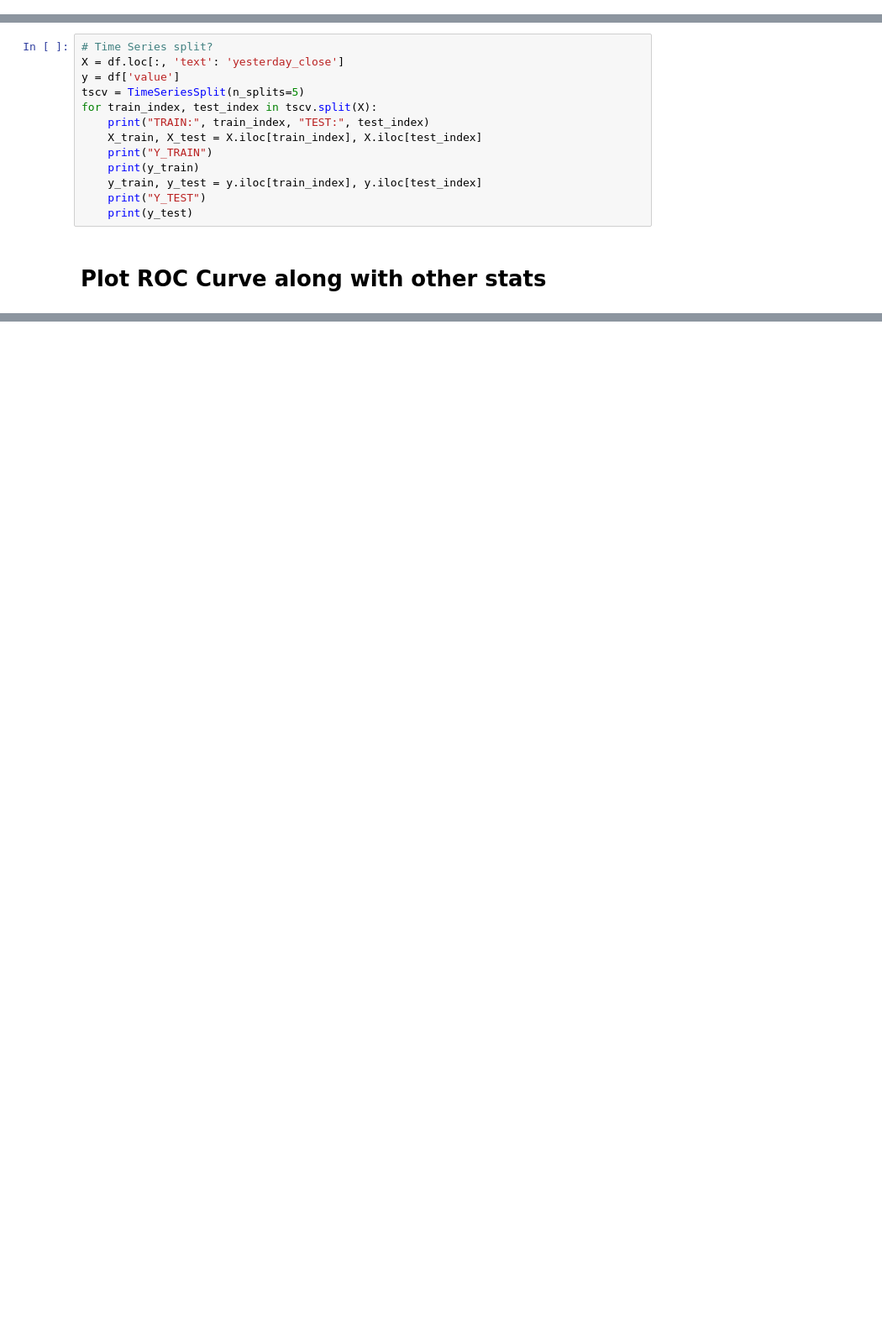
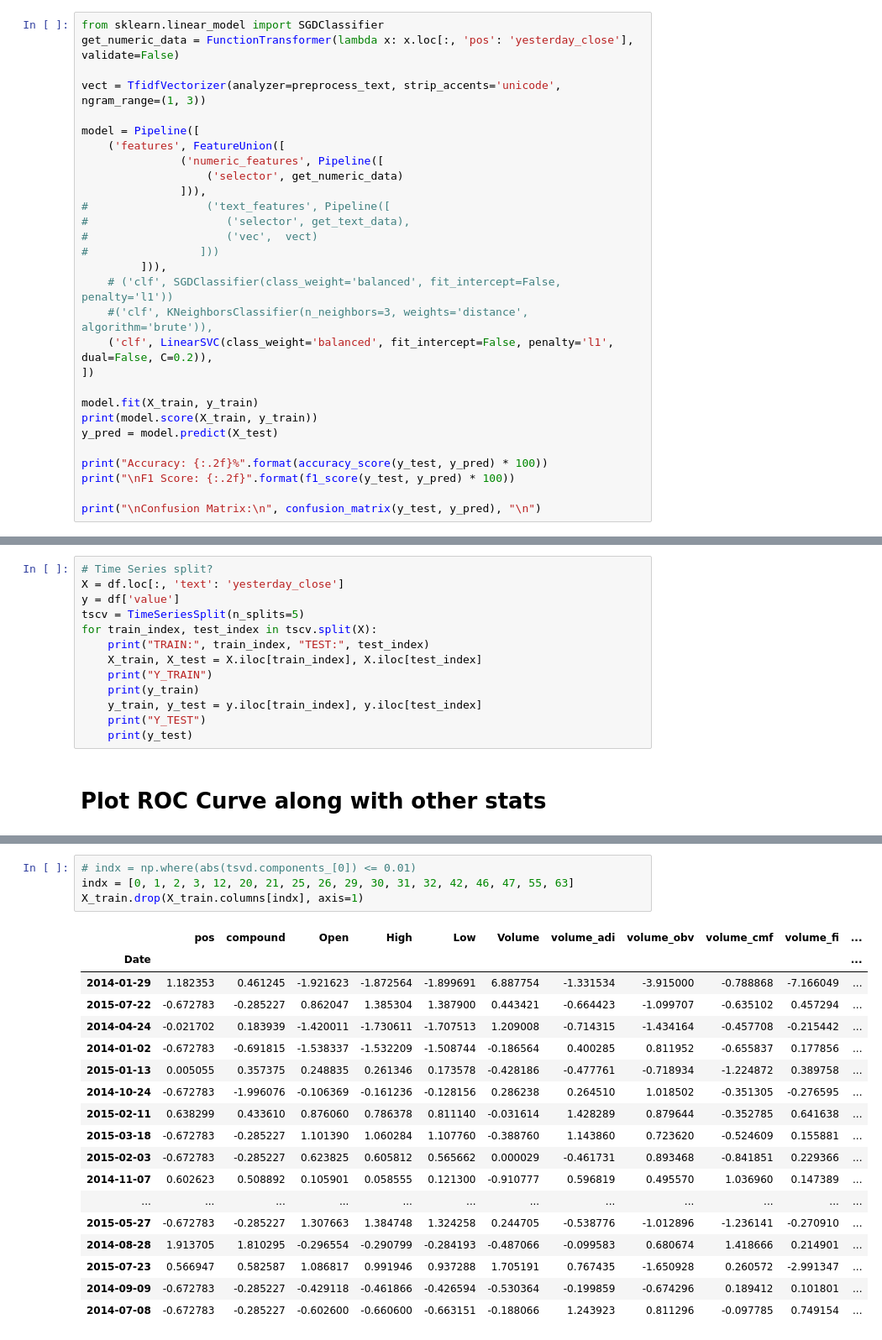
Before and after one commit to tariqrahmani08/CPSC571project, a Jupyter notebook: test-Copy1.ipynb, the cells around one changed output, grey strips where cells are left out. Shown at 84% size. Cells and saved outputs as stored; diff of their text form; blank space fills up the shorter version.

```diff
--- a/test-Copy1.ipynb
+++ b/test-Copy1.ipynb
@@ -166,0 +195,29 @@ X_train
+# %%
+from sklearn.linear_model import SGDClassifier
+get_numeric_data = FunctionTransformer(lambda x: x.loc[:, 'pos': 'yesterday_close'], validate=False)
+
+vect = TfidfVectorizer(analyzer=preprocess_text, strip_accents='unicode', ngram_range=(1, 3))
+
+model = Pipeline([
+    ('features', FeatureUnion([
+               ('numeric_features', Pipeline([
+                   ('selector', get_numeric_data)
+               ])),
+#                  ('text_features', Pipeline([
+#                     ('selector', get_text_data),
+#                     ('vec',  vect)
+#                 ]))
+         ])),
+    # ('clf', SGDClassifier(class_weight='balanced', fit_intercept=False, penalty='l1'))
+    #('clf', KNeighborsClassifier(n_neighbors=3, weights='distance', algorithm='brute')),
+    ('clf', LinearSVC(class_weight='balanced', fit_intercept=False, penalty='l1', dual=False, C=0.2)),
+])
+
+model.fit(X_train, y_train)
+print(model.score(X_train, y_train))
+y_pred = model.predict(X_test)
+
+print("Accuracy: {:.2f}%".format(accuracy_score(y_test, y_pred) * 100))
+print("\nF1 Score: {:.2f}".format(f1_score(y_test, y_pred) * 100))
+
+print("\nConfusion Matrix:\n", confusion_matrix(y_test, y_pred), "\n")
@@ -291,0 +355,23 @@ finalDf = pd.concat([principalDf, df[['value']]], axis = 1)
+# %%
+# indx = np.where(abs(tsvd.components_[0]) <= 0.01)
+indx = [0, 1, 2, 3, 12, 20, 21, 25, 26, 29, 30, 31, 32, 42, 46, 47, 55, 63]
+X_train.drop(X_train.columns[indx], axis=1)
+# %% [output]
+|  | pos | compound | Open | High | Low | Volume | volume_adi | volume_obv | volume_cmf | volume_fi | ... |
+| Date |  |  |  |  |  |  |  |  |  |  | ... |
+| 2014-01-29 | 1.182353 | 0.461245 | -1.921623 | -1.872564 | -1.899691 | 6.887754 | -1.331534 | -3.915000 | -0.788868 | -7.166049 | ... |
+| 2015-07-22 | -0.672783 | -0.285227 | 0.862047 | 1.385304 | 1.387900 | 0.443421 | -0.664423 | -1.099707 | -0.635102 | 0.457294 | ... |
+| 2014-04-24 | -0.021702 | 0.183939 | -1.420011 | -1.730611 | -1.707513 | 1.209008 | -0.714315 | -1.434164 | -0.457708 | -0.215442 | ... |
+| 2014-01-02 | -0.672783 | -0.691815 | -1.538337 | -1.532209 | -1.508744 | -0.186564 | 0.400285 | 0.811952 | -0.655837 | 0.177856 | ... |
+| 2015-01-13 | 0.005055 | 0.357375 | 0.248835 | 0.261346 | 0.173578 | -0.428186 | -0.477761 | -0.718934 | -1.224872 | 0.389758 | ... |
+| 2014-10-24 | -0.672783 | -1.996076 | -0.106369 | -0.161236 | -0.128156 | 0.286238 | 0.264510 | 1.018502 | -0.351305 | -0.276595 | ... |
+| 2015-02-11 | 0.638299 | 0.433610 | 0.876060 | 0.786378 | 0.811140 | -0.031614 | 1.428289 | 0.879644 | -0.352785 | 0.641638 | ... |
+| 2015-03-18 | -0.672783 | -0.285227 | 1.101390 | 1.060284 | 1.107760 | -0.388760 | 1.143860 | 0.723620 | -0.524609 | 0.155881 | ... |
+| 2015-02-03 | -0.672783 | -0.285227 | 0.623825 | 0.605812 | 0.565662 | 0.000029 | -0.461731 | 0.893468 | -0.841851 | 0.229366 | ... |
+| 2014-11-07 | 0.602623 | 0.508892 | 0.105901 | 0.058555 | 0.121300 | -0.910777 | 0.596819 | 0.495570 | 1.036960 | 0.147389 | ... |
+| ... | ... | ... | ... | ... | ... | ... | ... | ... | ... | ... | ... |
+| 2015-05-27 | -0.672783 | -0.285227 | 1.307663 | 1.384748 | 1.324258 | 0.244705 | -0.538776 | -1.012896 | -1.236141 | -0.270910 | ... |
+| 2014-08-28 | 1.913705 | 1.810295 | -0.296554 | -0.290799 | -0.284193 | -0.487066 | -0.099583 | 0.680674 | 1.418666 | 0.214901 | ... |
+| 2015-07-23 | 0.566947 | 0.582587 | 1.086817 | 0.991946 | 0.937288 | 1.705191 | 0.767435 | -1.650928 | 0.260572 | -2.991347 | ... |
+| 2014-09-09 | -0.672783 | -0.285227 | -0.429118 | -0.461866 | -0.426594 | -0.530364 | -0.199859 | -0.674296 | 0.189412 | 0.101801 | ... |
+| 2014-07-08 | -0.672783 | -0.285227 | -0.602600 | -0.660600 | -0.663151 | -0.188066 | 1.243923 | 0.811296 | -0.097785 | 0.749154 | ... |
```
Also changed, not shown: parts of 20 cells of this notebook.
